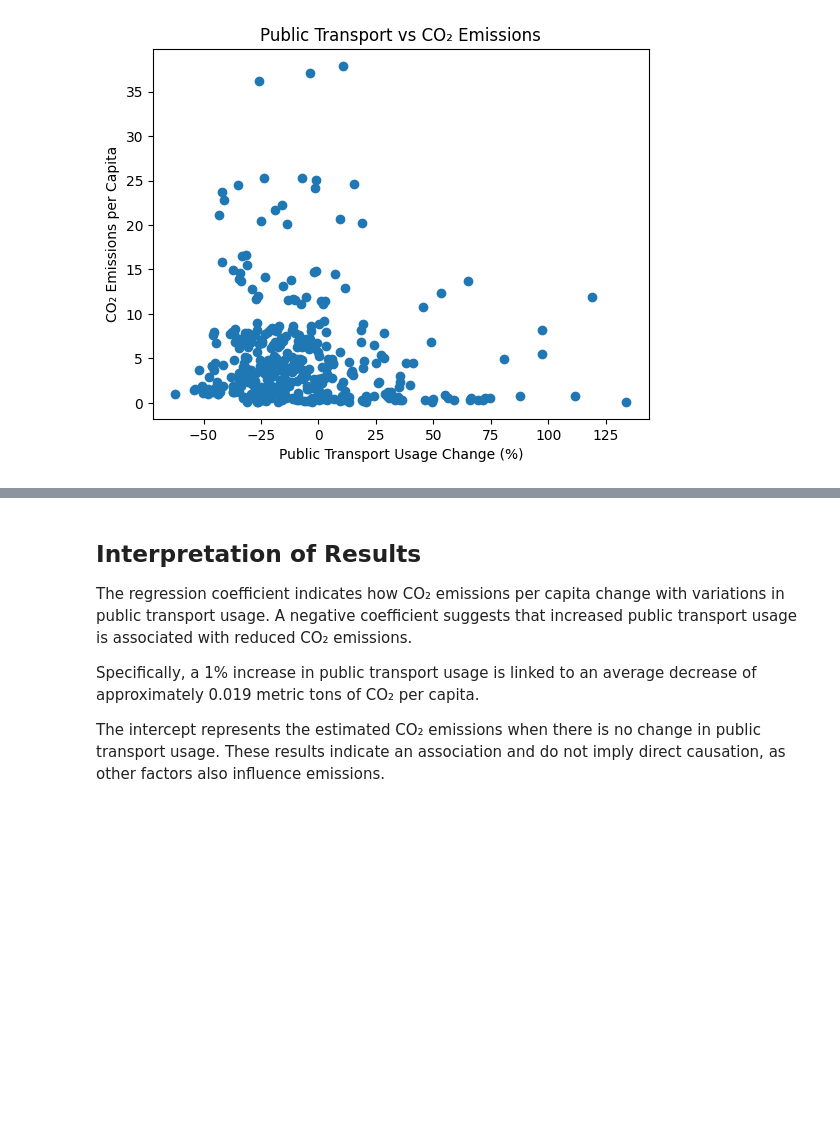
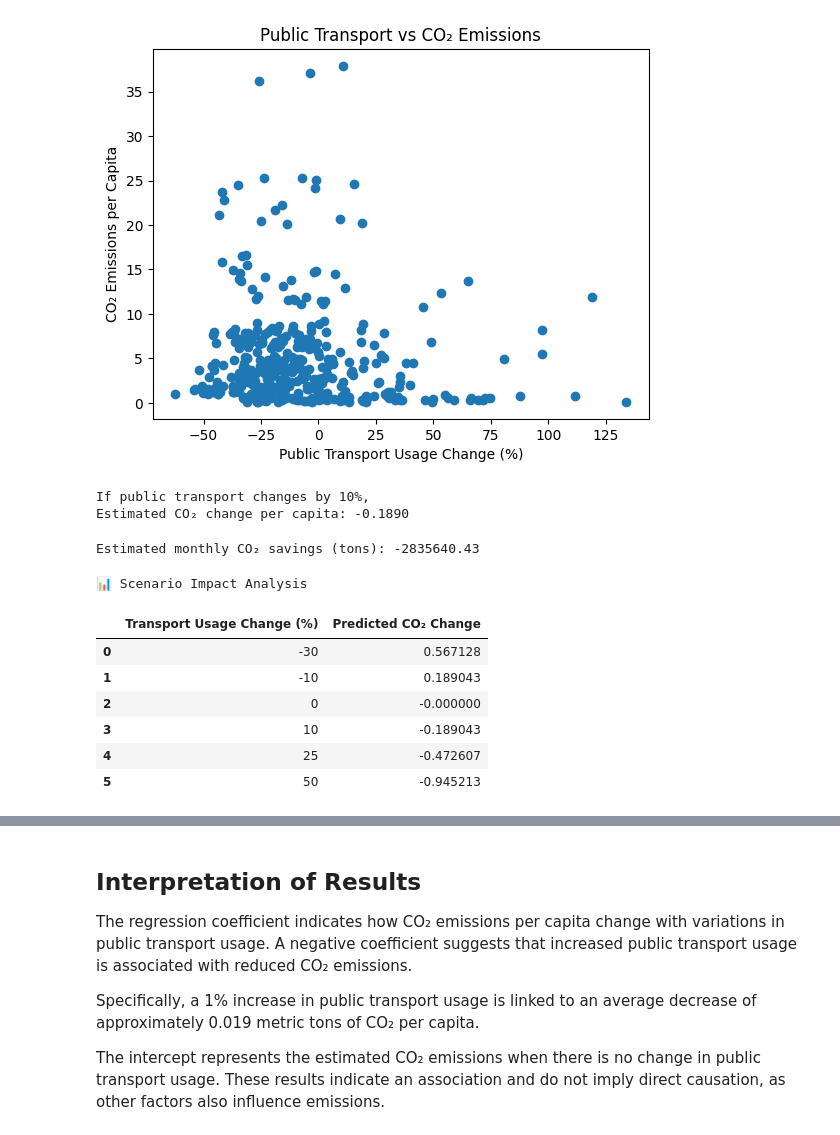
Before and after one commit to Priyanka04-py/EcoTransit, a Jupyter notebook: notebooks/analysis.ipynb, the cells around one changed output, grey strips where cells are left out. Cells and saved outputs as stored; diff of their text form; code cells hidden in the pictures; blank space fills up the shorter version.

```diff
--- a/notebooks/analysis.ipynb
+++ b/notebooks/analysis.ipynb
@@ -143,3 +178,53 @@ plt.title("Public Transport vs CO₂ Emissions")
 plt.show()
 # %% [output]
 [figure]
+# %%
+# ===== CO2 Impact Estimator =====
+def estimate_co2_change(usage_change_percent):
+    coef = model.coef_[0]
+    impact = coef * usage_change_percent
+    return impact
+
+# Example scenario
+test_usage = 10
+impact = estimate_co2_change(test_usage)
+
+print(f"If public transport changes by {test_usage}%,")
+print(f"Estimated CO₂ change per capita: {impact:.4f}")
+# %% [output]
+If public transport changes by 10%,
+Estimated CO₂ change per capita: -0.1890
+# %%
+# ===== Monthly CO2 Savings Counter =====
+def monthly_co2_savings(usage_change_percent, population_millions=1):
+    coef = model.coef_[0]
+    reduction_per_capita = coef * usage_change_percent
+    total_reduction = reduction_per_capita * population_millions * 1e6
+    return total_reduction
+
+# Example
+savings = monthly_co2_savings(15, population_millions=10)
+
+print("Estimated monthly CO₂ savings (tons):", round(savings, 2))
+# %% [output]
+Estimated monthly CO₂ savings (tons): -2835640.43
+# %%
+# ===== Scenario Analysis Table =====
+scenario_values = [-30, -10, 0, 10, 25, 50]
+
+scenario_df = pd.DataFrame({
+    "Transport Usage Change (%)": scenario_values,
+    "Predicted CO₂ Change": [estimate_co2_change(x) for x in scenario_values]
+})
+
+print("📊 Scenario Impact Analysis")
+display(scenario_df)
+# %% [output]
+📊 Scenario Impact Analysis
+|  | Transport Usage Change (%) | Predicted CO₂ Change |
+| 0 | -30 | 0.567128 |
+| 1 | -10 | 0.189043 |
+| 2 | 0 | -0.000000 |
+| 3 | 10 | -0.189043 |
+| 4 | 25 | -0.472607 |
+| 5 | 50 | -0.945213 |
```
Also changed, not shown: parts of 6 cells of this notebook, 3 other files.
